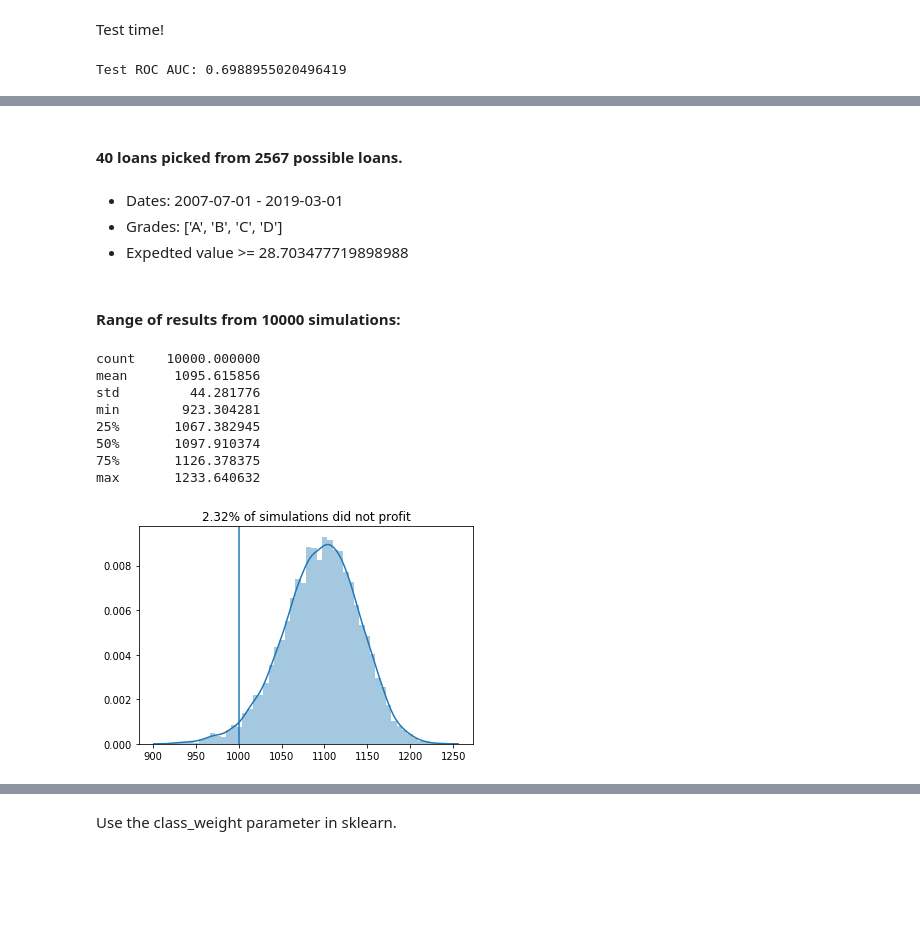
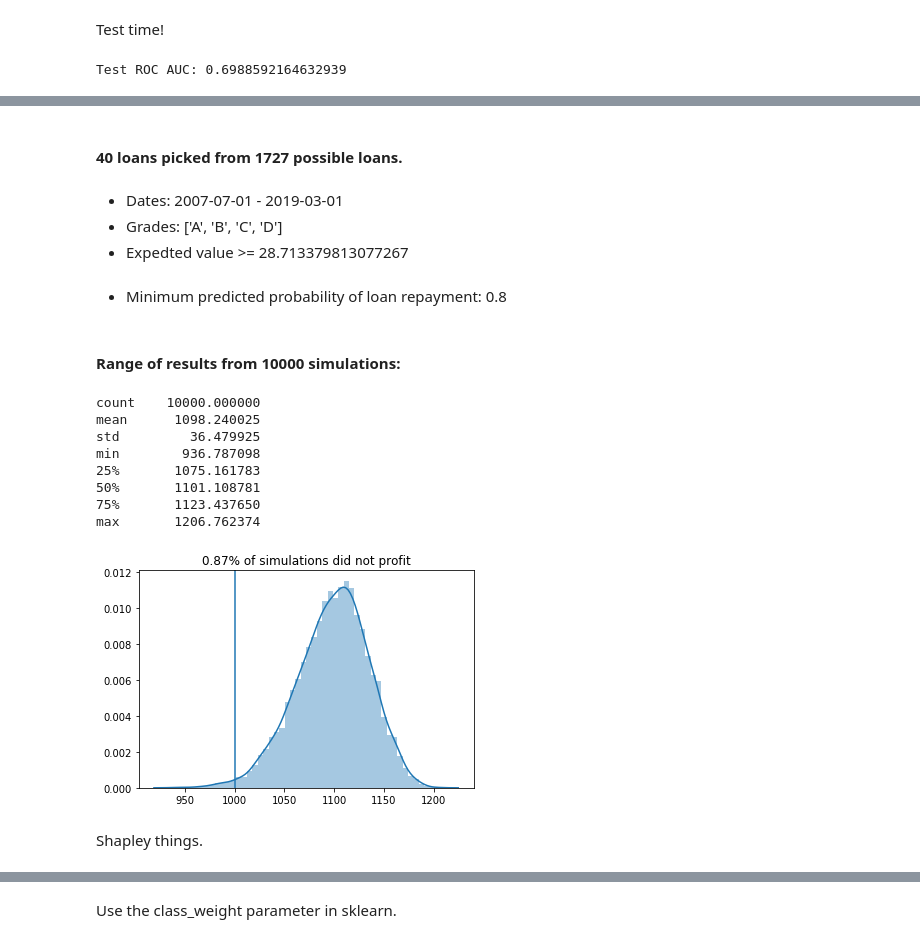
Before and after one commit to LambdaSchool/DS-Unit-2-Classification-2, a Jupyter notebook: Paul_K_Classification_2.ipynb, the cells around one changed output, grey strips where cells are left out. Saved outputs shown, nothing was run; the diff lists cells and outputs as text; code cells hidden in the pictures; blank space fills up the shorter version.

Commit message:
Add shapley plot. Add min_proba to simulation function

```diff
--- a/Paul_K_Classification_2.ipynb
+++ b/Paul_K_Classification_2.ipynb
@@ -508,10 +509,17 @@ val_result.head()
 # %%
 model = XGBClassifier(n_jobs=-1,
                       random_state=42)
+eval_set = [(X_train_t, y_train),
+            (X_val_t, y_val)]
 
-model.fit(X_train_, y_train)
+model.fit(X_train_t,
+          y_train,
+          eval_set=eval_set,
+          eval_metric='auc',
+          early_stopping_rounds=50,
+          verbose=0)
 
-y_pred_proba = model.predict_proba(X_val_)[:, 1]
+y_pred_proba = model.predict_proba(X_val_t)[:, 1]
 # %%
 val_result = results(results_val, y_val, y_pred_proba)
 # %%
@@ -535,12 +543,14 @@ def simulate(df, n_picks=40, n_sims=10000,
              grades=['A', 'B', 'C', 'D'],
              start='2007-07-01',
              end='2019-03-01',
+             min_proba=.5,
              min_value=-25):
 
     condition = (df['grade'].isin(grades) &
                  (df['issue_d'] >= start) &
                  (df['issue_d'] <= end) &
-                 (df['expected_value'] >= min_value))
+                 (df['expected_value'] >= min_value) &
+                 (df['pred_proba'] >= min_proba))
 
     candidates = df[condition]
 
@@ -557,8 +567,10 @@ def simulate(df, n_picks=40, n_sims=10000,
     percent = percentileofscore(simulations, 1000)
     display(Markdown(f'#### {n_picks} loans picked from {len(candidates)} possible loans.'))
     display(Markdown(f'- Dates: {start} - {end}\n- Grades: {grades}\n- Expedted value >= {min_value}'))
+    display(Markdown(f'- Minimum predicted probability of loan repayment: {min_proba}'))
     display(Markdown(f'#### Range of results from {n_sims} simulations:'))
     print(simulations.describe().to_string())
+    print()
     plt.title(f'{percent}% of simulations did not profit')
 # %%
 simulate(val_result)
@@ -618,27 +671,30 @@ max       1232.770685
 # %% [markdown]
 Test time!
 # %%
-y_pred_proba = model.predict_proba(X_test_)[:, 1]
+y_pred_proba = model.predict_proba(X_test_t)[:, 1]
 print(f'Test ROC AUC: {roc_auc_score(y_test, y_pred_proba)}')
 # %% [output]
-Test ROC AUC: 0.6988955020496419
+Test ROC AUC: 0.6988592164632939
 # %%
 test_result = results(results_test, y_test, y_pred_proba)
 min_val = np.percentile(test_result['expected_value'], 80)
-simulate(test_result, min_value=min_val)
+simulate(test_result, min_value=min_val, min_proba=.8)
 # %% [output]
 [interactive output not drawn]
-#### 40 loans picked from 2567 possible loans.
+#### 40 loans picked from 1727 possible loans.
 - Dates: 2007-07-01 - 2019-03-01
 - Grades: ['A', 'B', 'C', 'D']
-- Expedted value >= 28.703477719898988
+- Expedted value >= 28.713379813077267
-#### Range of results from 10000 simulations:
+- Minimum predicted probability of loan repayment: 0.8
+#### Range of results from 10000 simulations:
 count    10000.000000
-mean      1095.615856
-std         44.281776
-min        923.304281
-25%       1067.382945
-50%       1097.910374
-75%       1126.378375
-max       1233.640632
+mean      1098.240025
+std         36.479925
+min        936.787098
+25%       1075.161783
+50%       1101.108781
+75%       1123.437650
+max       1206.762374
-[figure, old version]
+[figure, new version]
+# %% [markdown]
+Shapley things.
```
Also changed, not shown: parts of 13 cells of this notebook.
